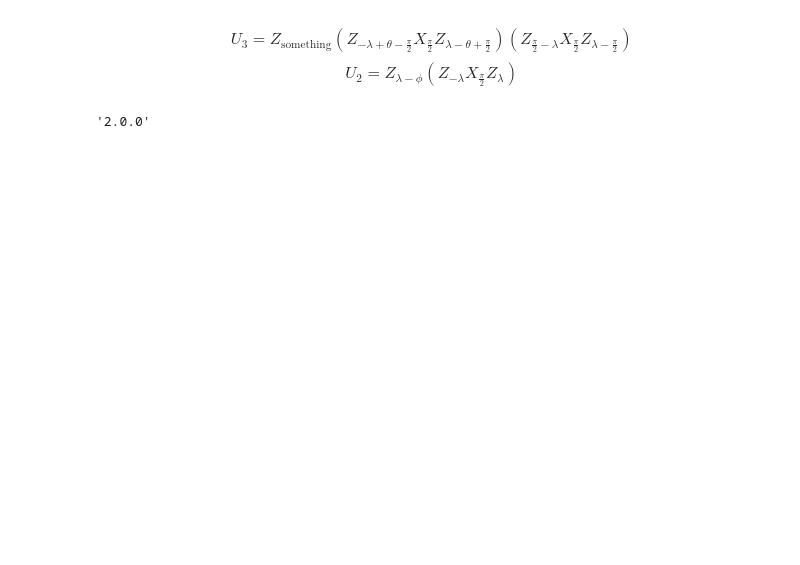
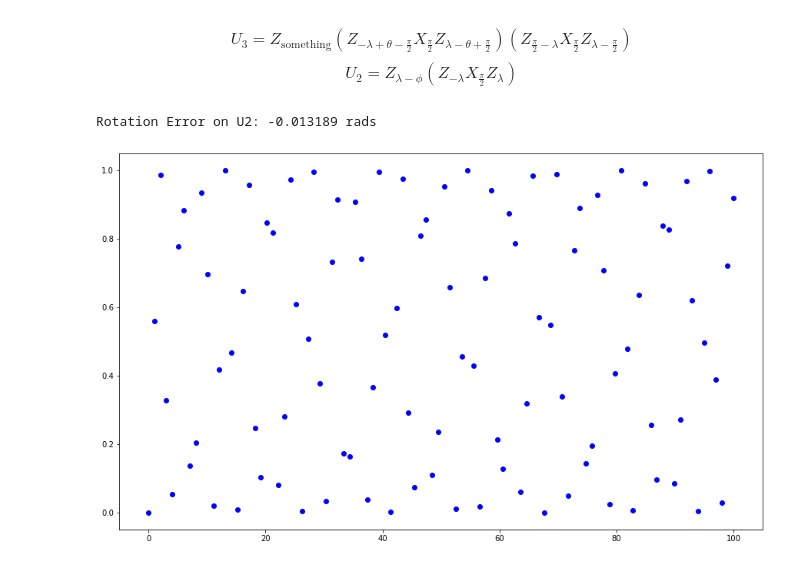
Before and after one commit to a-kapila/quantum-error, a Jupyter notebook: data_and_scripts/general_u3_error.ipynb, the cells around one changed output. Drawn from its saved outputs; the diff is of its cells as text; code cells hidden in the pictures; blank space fills up the shorter version.

```diff
--- a/data_and_scripts/general_u3_error.ipynb
+++ b/data_and_scripts/general_u3_error.ipynb
@@ -11,7 +18,3 @@ from scipy.optimize import curve_fit
 # %% [markdown]
 $$U_3 = Z_\text{something}(Z_{-\lambda +\theta -\frac{\pi}{2}}X_{\frac{\pi}{2}}Z_{\lambda -\theta +\frac{\pi}{2}})(Z_{\frac{\pi}{2}-\lambda}X_{\frac{\pi}{2}}Z_{\lambda - \frac{\pi}{2}})$$
 $$U_2 = Z_{\lambda - \phi}(Z_{-\lambda}X_{\frac{\pi}{2}}Z_{\lambda})$$
-# %%
-backend.properties(datetime = datetime.datetime(2020,1, 1)).backend_version
-# %% [output]
-'2.0.0'
@@ -19,0 +24,46 @@ backend = provider.get_backend('ibmq_16_melbourne')
+# %%
+# Set the simulator
+# Add a rotation error
+err_unitary = np.zeros([2,2],dtype=complex)
+angle_err = 0.1
+for i in range(2):
+    err_unitary[i,i] = np.cos(angle_err)
+    err_unitary[i,(i+1) % 2] = np.sin(angle_err)
+err_unitary[0,1] *= -1.0
+
+error = coherent_unitary_error(err_unitary)
+noise_model = NoiseModel()
+noise_model.add_all_qubit_quantum_error(error, 'u2')
+
+# Run the simulator
+backend = qiskit.Aer.get_backend('qasm_simulator')
+shots = 8192
+backend_result1 = qiskit.execute(circs, backend,
+                                shots=shots, noise_model=noise_model).result()
+# %%
+%matplotlib inline
+# Fit the data to an oscillation
+
+plt.figure(figsize=(15, 9))
+initial_theta = 0.02
+initial_c = 0.5
+initial_phi = 0.1
+
+
+fit = AmpCalFitter(backend_result1, xdata, qubits,
+                   fit_p0=[initial_theta, initial_c],
+                   fit_bounds=([-np.pi, -1],
+                               [np.pi, 1]))
+
+#fit.plot(0, ax=plt.gca())
+
+#plot analytic function
+x = np.linspace(0,100,100)
+y = np.array(list(map(lambda x: 0.5 - 0.5*np.cos((0.1 + np.pi/2)*(x-1) +np.pi/2 + 0.1), x)))
+plt.scatter(x,y, color='b')
+
+print("Rotation Error on U2: %f rads"%(fit.angle_err()[0]))
+plt.show()
+# %% [output]
+Rotation Error on U2: -0.013189 rads
+[figure, added]
```
Also changed, not shown: parts of 8 cells of this notebook, 3 other files.
